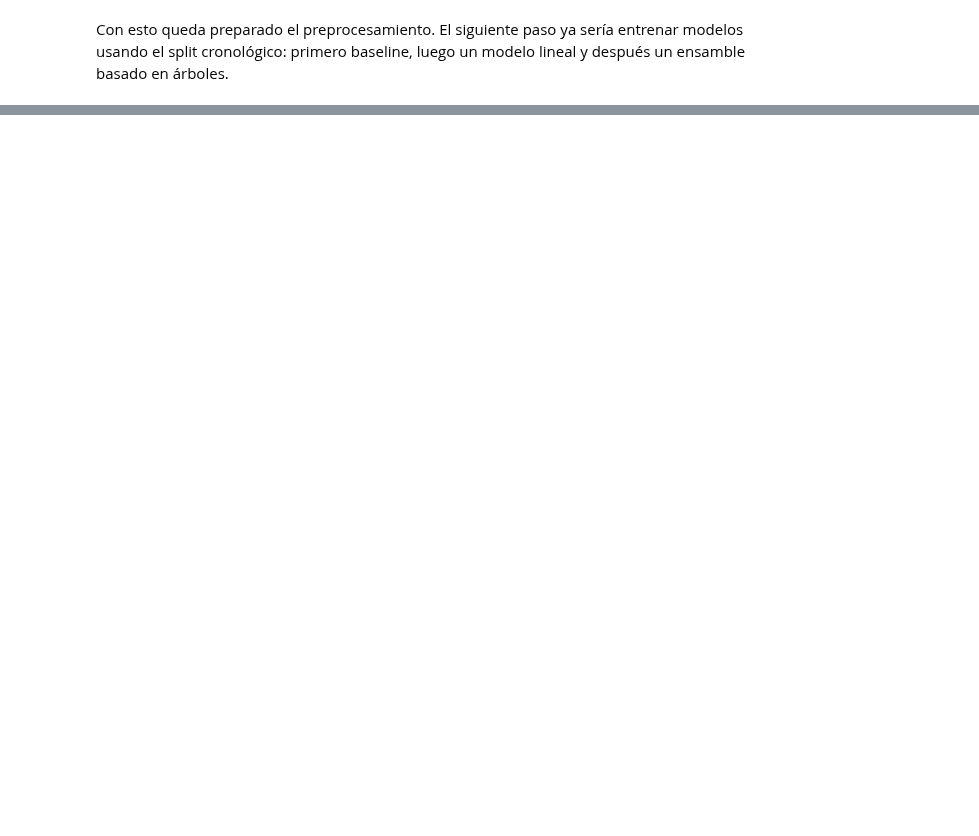
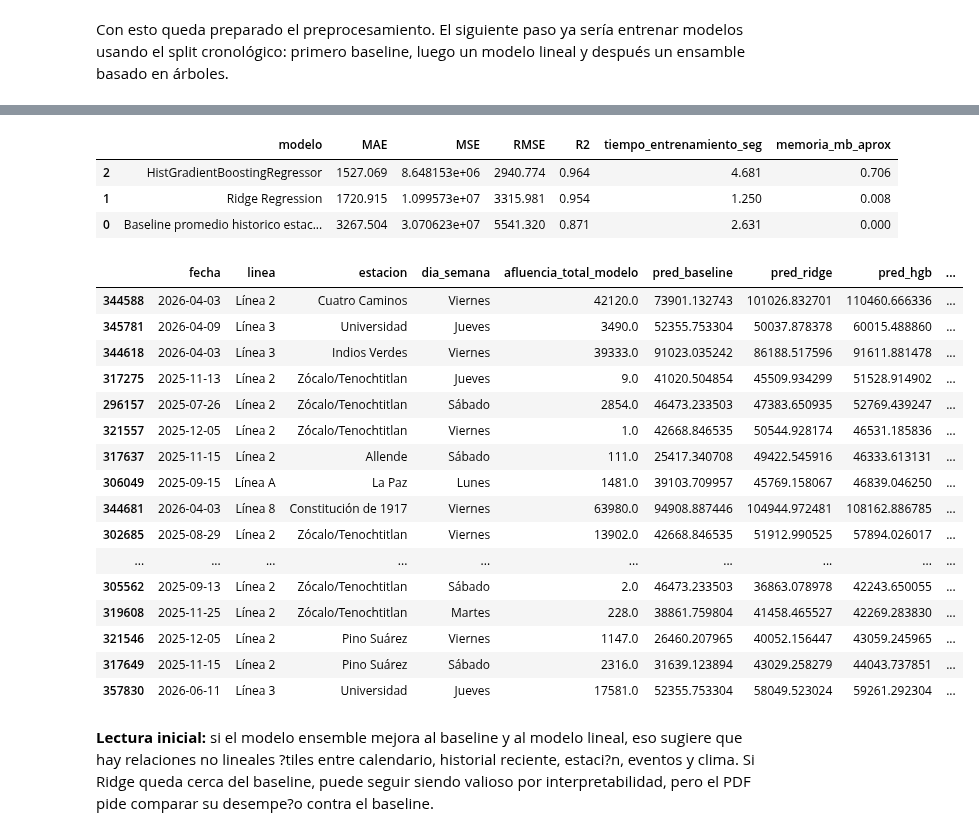
Before and after one commit to GJLG0501/Inteligencia-artificial-avanzada, a Jupyter notebook: P1 Module 1. Python Libraries & Statistics/Tareas/Activity 1 ETL - Metro CDMX.ipynb, the cells around one changed output, grey strips where cells are left out. Cells and saved outputs as stored; diff of their text form; code cells hidden in the pictures; blank space fills up the shorter version.

```diff
--- a/P1 Module 1. Python Libraries & Statistics/Tareas/Activity 1 ETL - Metro CDMX.ipynb
+++ b/P1 Module 1. Python Libraries & Statistics/Tareas/Activity 1 ETL - Metro CDMX.ipynb
@@ -2260,0 +3162,15 @@ Con esto queda preparado el preprocesamiento. El siguiente paso ya sería entren
+# %%
+unidad_prediccion = ['fecha', 'linea', 'estacion']
+target_modelo = 'afluencia_total_modelo'
+
+duplicados_unidad_prediccion = df_modelado_lags.duplicated(subset=unidad_prediccion).sum()
+
+resumen_unidad_prediccion = pd.DataFrame({
+    'unidad_prediccion': [' + '.join(unidad_prediccion)],
+    'target': [target_modelo],
+    'filas': [len(df_modelado_lags)],
+    'unidades_unicas': [df_modelado_lags[unidad_prediccion].drop_duplicates().shape[0]],
+    'duplicados_unidad': [duplicados_unidad_prediccion],
+})
+
+resumen_unidad_prediccion
@@ -2260,0 +3546,44 @@ Con esto queda preparado el preprocesamiento. El siguiente paso ya sería entren
+# %%
+metricas_modelos = pd.concat(
+    [metricas_modelos, metricas_ridge_df, metricas_hgb_df],
+    ignore_index=True,
+)
+
+metricas_modelos.sort_values('RMSE')
+# %% [output]
+|  | modelo | MAE | MSE | RMSE | R2 | tiempo_entrenamiento_seg | memoria_mb_aprox |
+| 2 | HistGradientBoostingRegressor | 1527.069 | 8.648153e+06 | 2940.774 | 0.964 | 4.681 | 0.706 |
+| 1 | Ridge Regression | 1720.915 | 1.099573e+07 | 3315.981 | 0.954 | 1.250 | 0.008 |
+| 0 | Baseline promedio historico estac... | 3267.504 | 3.070623e+07 | 5541.320 | 0.871 | 2.631 | 0.000 |
+# %%
+comparacion_predicciones_test = df_test[unidad_prediccion + ['dia_semana', target_modelo]].copy()
+comparacion_predicciones_test['pred_baseline'] = y_pred_baseline
+comparacion_predicciones_test['pred_ridge'] = y_pred_ridge
+comparacion_predicciones_test['pred_hgb'] = y_pred_hgb
+
+for columna_pred in ['pred_baseline', 'pred_ridge', 'pred_hgb']:
+    comparacion_predicciones_test[f'error_abs_{columna_pred}'] = (
+        comparacion_predicciones_test[target_modelo] - comparacion_predicciones_test[columna_pred]
+    ).abs()
+
+comparacion_predicciones_test.sort_values('error_abs_pred_hgb', ascending=False).head(20)
+# %% [output]
+|  | fecha | linea | estacion | dia_semana | afluencia_total_modelo | pred_baseline | pred_ridge | pred_hgb | ... |
+| 344588 | 2026-04-03 | Línea 2 | Cuatro Caminos | Viernes | 42120.0 | 73901.132743 | 101026.832701 | 110460.666336 | ... |
+| 345781 | 2026-04-09 | Línea 3 | Universidad | Jueves | 3490.0 | 52355.753304 | 50037.878378 | 60015.488860 | ... |
+| 344618 | 2026-04-03 | Línea 3 | Indios Verdes | Viernes | 39333.0 | 91023.035242 | 86188.517596 | 91611.881478 | ... |
+| 317275 | 2025-11-13 | Línea 2 | Zócalo/Tenochtitlan | Jueves | 9.0 | 41020.504854 | 45509.934299 | 51528.914902 | ... |
+| 296157 | 2025-07-26 | Línea 2 | Zócalo/Tenochtitlan | Sábado | 2854.0 | 46473.233503 | 47383.650935 | 52769.439247 | ... |
+| 321557 | 2025-12-05 | Línea 2 | Zócalo/Tenochtitlan | Viernes | 1.0 | 42668.846535 | 50544.928174 | 46531.185836 | ... |
+| 317637 | 2025-11-15 | Línea 2 | Allende | Sábado | 111.0 | 25417.340708 | 49422.545916 | 46333.613131 | ... |
+| 306049 | 2025-09-15 | Línea A | La Paz | Lunes | 1481.0 | 39103.709957 | 45769.158067 | 46839.046250 | ... |
+| 344681 | 2026-04-03 | Línea 8 | Constitución de 1917 | Viernes | 63980.0 | 94908.887446 | 104944.972481 | 108162.886785 | ... |
+| 302685 | 2025-08-29 | Línea 2 | Zócalo/Tenochtitlan | Viernes | 13902.0 | 42668.846535 | 51912.990525 | 57894.026017 | ... |
+| ... | ... | ... | ... | ... | ... | ... | ... | ... | ... |
+| 305562 | 2025-09-13 | Línea 2 | Zócalo/Tenochtitlan | Sábado | 2.0 | 46473.233503 | 36863.078978 | 42243.650055 | ... |
+| 319608 | 2025-11-25 | Línea 2 | Zócalo/Tenochtitlan | Martes | 228.0 | 38861.759804 | 41458.465527 | 42269.283830 | ... |
+| 321546 | 2025-12-05 | Línea 2 | Pino Suárez | Viernes | 1147.0 | 26460.207965 | 40052.156447 | 43059.245965 | ... |
+| 317649 | 2025-11-15 | Línea 2 | Pino Suárez | Sábado | 2316.0 | 31639.123894 | 43029.258279 | 44043.737851 | ... |
+| 357830 | 2026-06-11 | Línea 3 | Universidad | Jueves | 17581.0 | 52355.753304 | 58049.523024 | 59261.292304 | ... |
+# %% [markdown]
+**Lectura inicial:** si el modelo ensemble mejora al baseline y al modelo lineal, eso sugiere que hay relaciones no lineales ?tiles entre calendario, historial reciente, estaci?n, eventos y clima. Si Ridge queda cerca del baseline, puede seguir siendo valioso por interpretabilidad, pero el PDF pide comparar su desempe?o contra el baseline.
```
Also changed, not shown: parts of 110 cells of this notebook.
